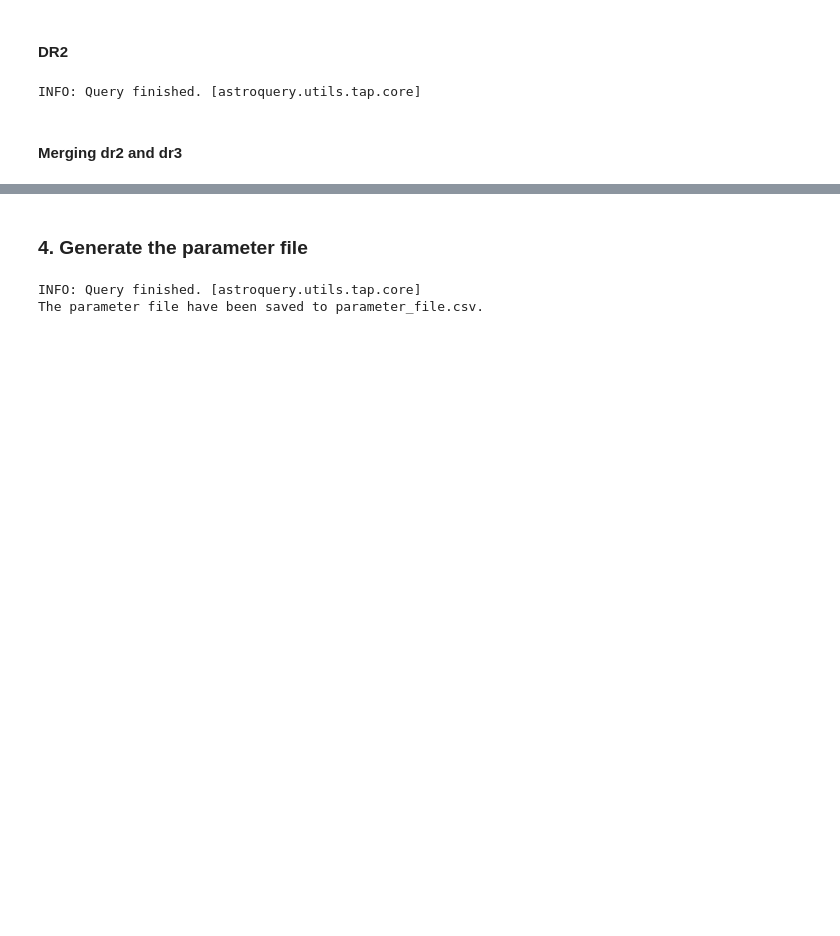
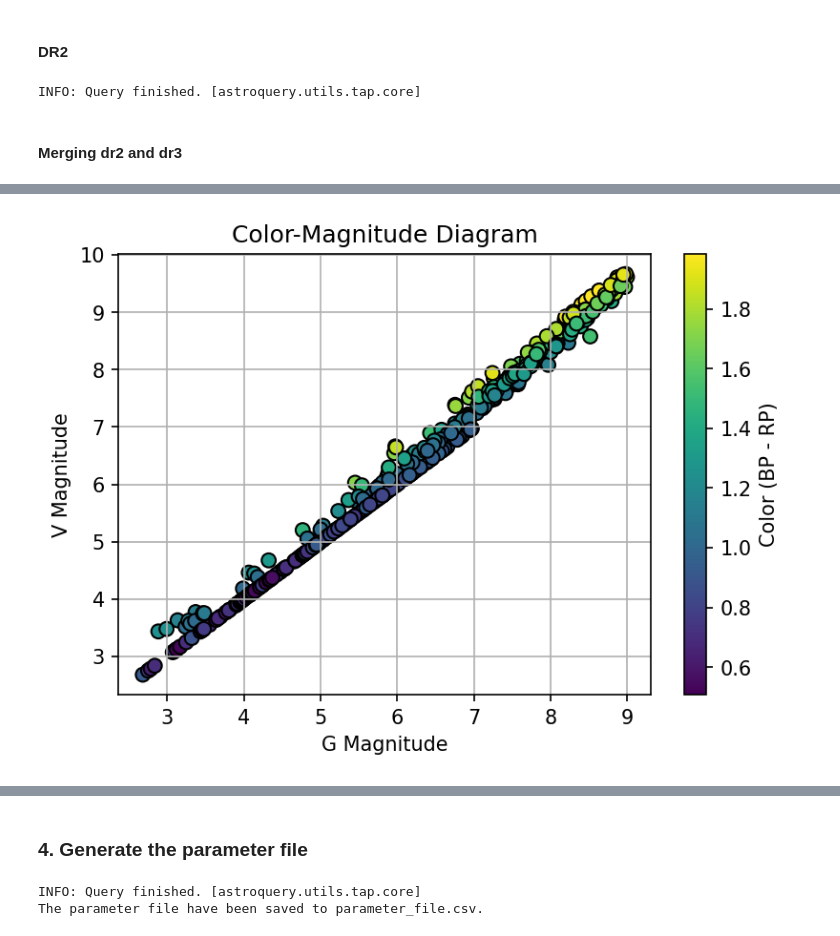
Before and after one commit to exoplanetsdk/2ES_target_selection, a Jupyter notebook: 2ES_target_selection.ipynb, the cells around one changed output, grey strips where cells are left out. Saved outputs shown, nothing was run; the diff lists cells and outputs as text; code cells hidden in the pictures; blank space fills up the shorter version.

```diff
--- a/2ES_target_selection.ipynb
+++ b/2ES_target_selection.ipynb
@@ -463,3 +481,32 @@ INFO: Query finished. [astroquery.utils.tap.core]
+# %%
+import numpy as np
+import matplotlib.pyplot as plt
+
+# Assuming 'color' is a column in combined_df or an array of the same length as the DataFrame
+# For example, if 'color' is the difference between 'Phot BP Mean Mag' and 'Phot RP Mean Mag'
+color = combined_df['Phot BP Mean Mag'] - combined_df['Phot RP Mean Mag']
+
+# Calculate the conversion factor for colors between 1 and 4
+conv = 0.20220 + 0.02489 * color
+
+# Use np.where to apply the conversion conditionally
+V_mag = np.where((color >= 1) & (color <= 4),
+                 combined_df['Phot BP Mean Mag'] - conv,
+                 combined_df['Phot G Mean Mag'])
+
+# Create a high-resolution plot
+plt.figure(figsize=(6, 4), dpi=150)  # Set the dpi to 300 for high resolution
+
+# Plot the diagram using the color array for point colors
+plt.scatter(combined_df['Phot G Mean Mag'], V_mag, c=color, cmap='viridis', edgecolor='k', s=50)
+plt.xlabel('G Magnitude')
+plt.ylabel('V Magnitude')
+plt.title('Color-Magnitude Diagram')
+plt.colorbar(label='Color (BP - RP)')
+plt.grid()
+plt.show()
+# %% [output]
+[figure, added]
 # %%
 import pandas as pd
 import numpy as np
```
Also changed, not shown: parts of 4 cells of this notebook, 2 other files.
